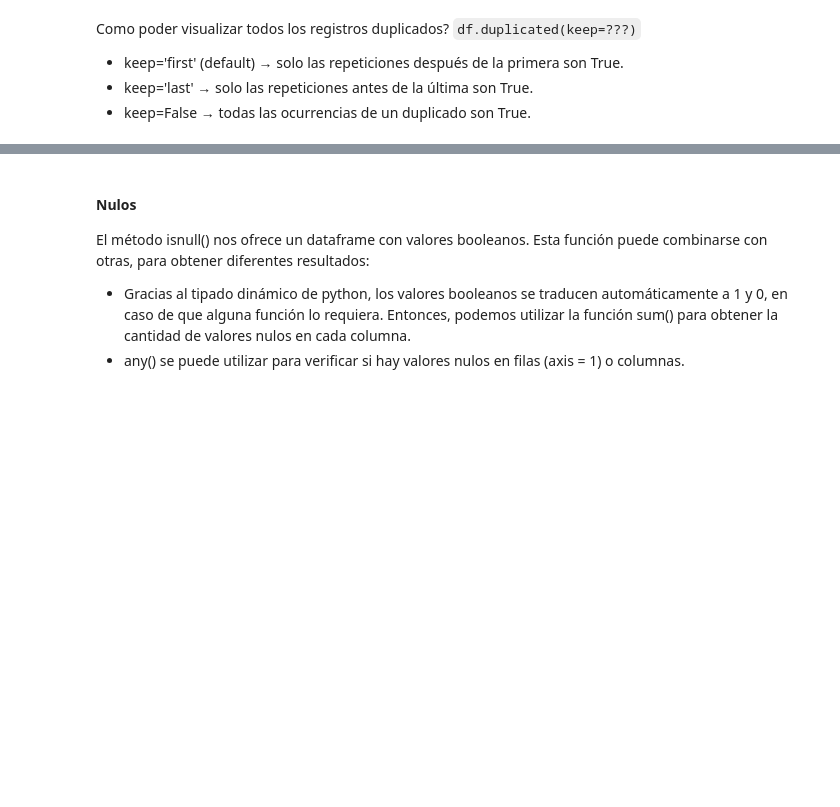
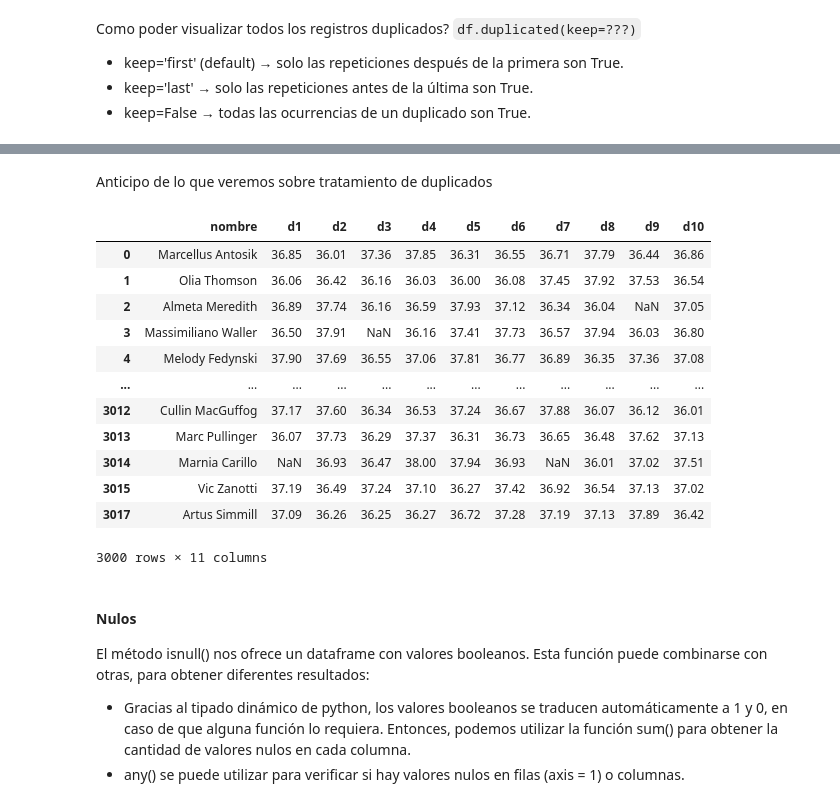
Before and after one commit to FerJGit/TT-2C2025-Data-Analitycs-Notebooks, a Jupyter notebook: After_class_4/Mis_Archivos/After_Class_Datos_nulos_y_duplicados.ipynb, the cells around one changed output, grey strips where cells are left out. Saved outputs shown, nothing was run; the diff lists cells and outputs as text; code cells hidden in the pictures; blank space fills up the shorter version.

```diff
--- a/After_class_4/Mis_Archivos/After_Class_Datos_nulos_y_duplicados.ipynb
+++ b/After_class_4/Mis_Archivos/After_Class_Datos_nulos_y_duplicados.ipynb
@@ -602,3 +683,24 @@ df.value_counts()
+# %% [markdown]
+Anticipo de lo que veremos sobre tratamiento de duplicados
+# %%
+df_sin_dup = df.drop_duplicates()            # Borra duplicados, conserva la primera
+# df.drop_duplicates(keep="last") # Conserva la última y borra la primera
+# %%
+df_sin_dup
+# %% [output]
+|  | nombre | d1 | d2 | d3 | d4 | d5 | d6 | d7 | d8 | d9 | d10 |
+| 0 | Marcellus Antosik | 36.85 | 36.01 | 37.36 | 37.85 | 36.31 | 36.55 | 36.71 | 37.79 | 36.44 | 36.86 |
+| 1 | Olia Thomson | 36.06 | 36.42 | 36.16 | 36.03 | 36.00 | 36.08 | 37.45 | 37.92 | 37.53 | 36.54 |
+| 2 | Almeta Meredith | 36.89 | 37.74 | 36.16 | 36.59 | 37.93 | 37.12 | 36.34 | 36.04 | NaN | 37.05 |
+| 3 | Massimiliano Waller | 36.50 | 37.91 | NaN | 36.16 | 37.41 | 37.73 | 36.57 | 37.94 | 36.03 | 36.80 |
+| 4 | Melody Fedynski | 37.90 | 37.69 | 36.55 | 37.06 | 37.81 | 36.77 | 36.89 | 36.35 | 37.36 | 37.08 |
+| ... | ... | ... | ... | ... | ... | ... | ... | ... | ... | ... | ... |
+| 3012 | Cullin MacGuffog | 37.17 | 37.60 | 36.34 | 36.53 | 37.24 | 36.67 | 37.88 | 36.07 | 36.12 | 36.01 |
+| 3013 | Marc Pullinger | 36.07 | 37.73 | 36.29 | 37.37 | 36.31 | 36.73 | 36.65 | 36.48 | 37.62 | 37.13 |
+| 3014 | Marnia Carillo | NaN | 36.93 | 36.47 | 38.00 | 37.94 | 36.93 | NaN | 36.01 | 37.02 | 37.51 |
+| 3015 | Vic Zanotti | 37.19 | 36.49 | 37.24 | 37.10 | 36.27 | 37.42 | 36.92 | 36.54 | 37.13 | 37.02 |
+| 3017 | Artus Simmill | 37.09 | 36.26 | 36.25 | 36.27 | 36.72 | 37.28 | 37.19 | 37.13 | 37.89 | 36.42 |
+3000 rows × 11 columns
 # %% [markdown]
 #### Nulos
 El método isnull() nos ofrece un dataframe con valores booleanos. Esta función puede combinarse con otras, para obtener diferentes resultados:
```
Also changed, not shown: parts of 17 cells of this notebook.
